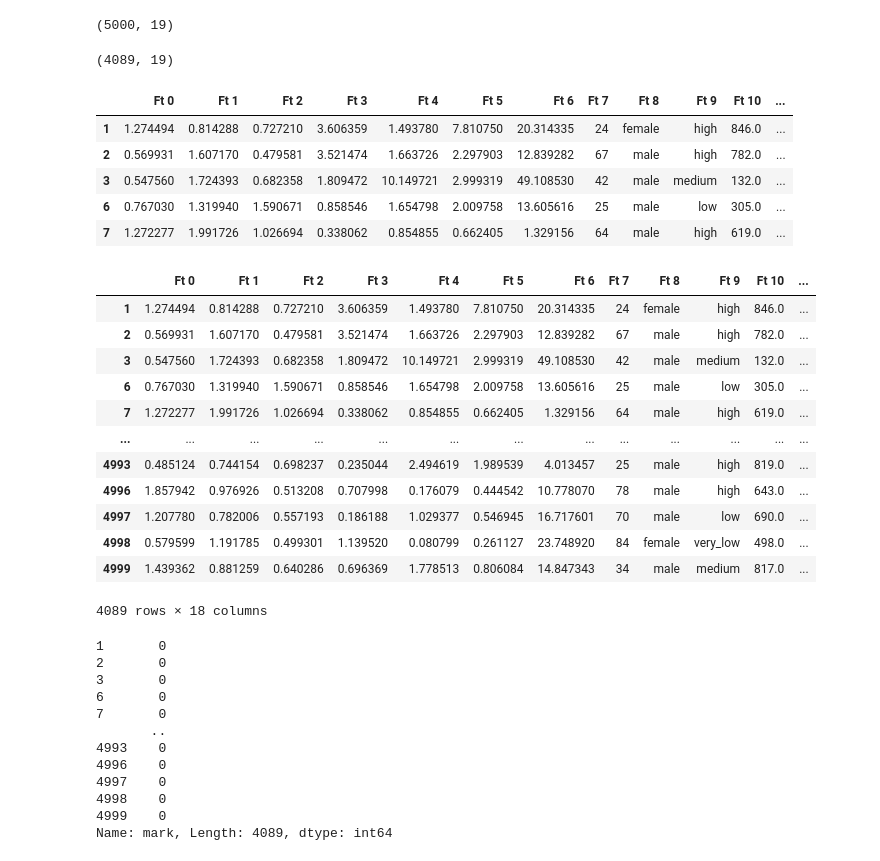
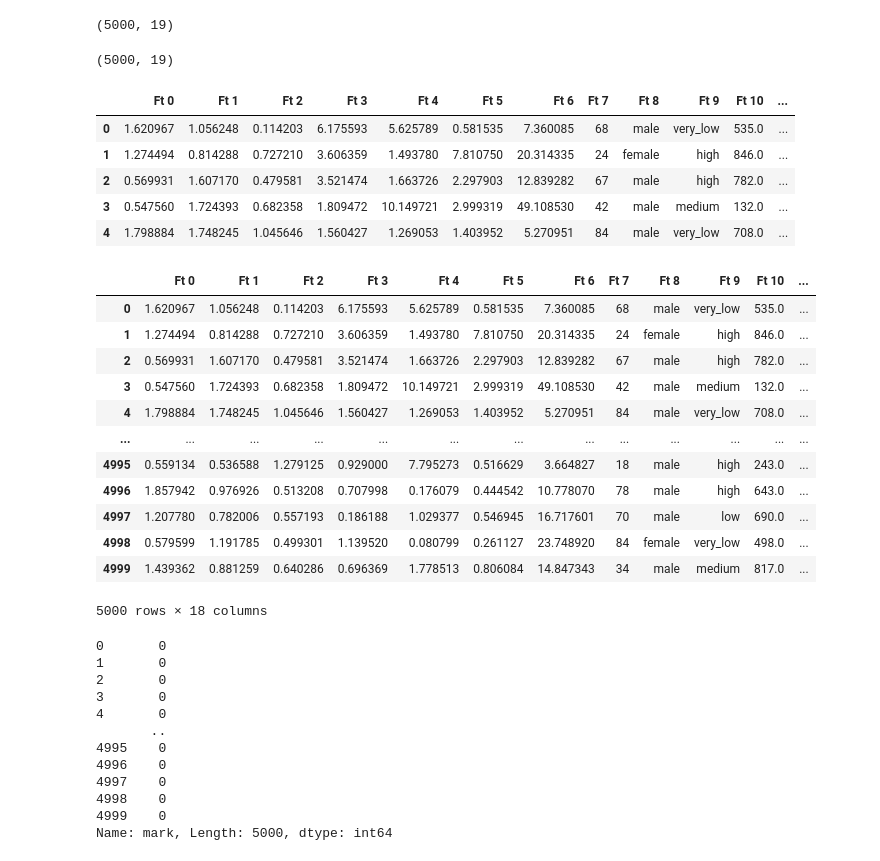
Before and after one commit to KatieGalaeva/exp1, a Jupyter notebook: SOVKOMBANK/binary_classifier.ipynb, the cells around one changed output. Cells and saved outputs as stored; diff of their text form; code cells hidden in the pictures.

```diff
--- a/SOVKOMBANK/binary_classifier.ipynb
+++ b/SOVKOMBANK/binary_classifier.ipynb
@@ -44,52 +44,52 @@ print(df.shape)
 # %% [output]
 (5000, 19)
 # %%
-df = df.replace('?', np.nan)
+df = df.fillna('')
+df = df.replace('', 'NULL')
 
-df = df.dropna()
 print(df.shape)
 df.head()
 # %% [output]
-(4089, 19)
+(5000, 19)
 |  | Ft 0 | Ft 1 | Ft 2 | Ft 3 | Ft 4 | Ft 5 | Ft 6 | Ft 7 | Ft 8 | Ft 9 | Ft 10 | ... |
+| 0 | 1.620967 | 1.056248 | 0.114203 | 6.175593 | 5.625789 | 0.581535 | 7.360085 | 68 | male | very_low | 535.0 | ... |
 | 1 | 1.274494 | 0.814288 | 0.727210 | 3.606359 | 1.493780 | 7.810750 | 20.314335 | 24 | female | high | 846.0 | ... |
 | 2 | 0.569931 | 1.607170 | 0.479581 | 3.521474 | 1.663726 | 2.297903 | 12.839282 | 67 | male | high | 782.0 | ... |
 | 3 | 0.547560 | 1.724393 | 0.682358 | 1.809472 | 10.149721 | 2.999319 | 49.108530 | 42 | male | medium | 132.0 | ... |
-| 6 | 0.767030 | 1.319940 | 1.590671 | 0.858546 | 1.654798 | 2.009758 | 13.605616 | 25 | male | low | 305.0 | ... |
-| 7 | 1.272277 | 1.991726 | 1.026694 | 0.338062 | 0.854855 | 0.662405 | 1.329156 | 64 | male | high | 619.0 | ... |
+| 4 | 1.798884 | 1.748245 | 1.045646 | 1.560427 | 1.269053 | 1.403952 | 5.270951 | 84 | male | very_low | 708.0 | ... |
 # %%
 X=df.drop('mark', axis=1)
 X
 # %% [output]
 |  | Ft 0 | Ft 1 | Ft 2 | Ft 3 | Ft 4 | Ft 5 | Ft 6 | Ft 7 | Ft 8 | Ft 9 | Ft 10 | ... |
+| 0 | 1.620967 | 1.056248 | 0.114203 | 6.175593 | 5.625789 | 0.581535 | 7.360085 | 68 | male | very_low | 535.0 | ... |
 | 1 | 1.274494 | 0.814288 | 0.727210 | 3.606359 | 1.493780 | 7.810750 | 20.314335 | 24 | female | high | 846.0 | ... |
 | 2 | 0.569931 | 1.607170 | 0.479581 | 3.521474 | 1.663726 | 2.297903 | 12.839282 | 67 | male | high | 782.0 | ... |
 | 3 | 0.547560 | 1.724393 | 0.682358 | 1.809472 | 10.149721 | 2.999319 | 49.108530 | 42 | male | medium | 132.0 | ... |
-| 6 | 0.767030 | 1.319940 | 1.590671 | 0.858546 | 1.654798 | 2.009758 | 13.605616 | 25 | male | low | 305.0 | ... |
-| 7 | 1.272277 | 1.991726 | 1.026694 | 0.338062 | 0.854855 | 0.662405 | 1.329156 | 64 | male | high | 619.0 | ... |
+| 4 | 1.798884 | 1.748245 | 1.045646 | 1.560427 | 1.269053 | 1.403952 | 5.270951 | 84 | male | very_low | 708.0 | ... |
 | ... | ... | ... | ... | ... | ... | ... | ... | ... | ... | ... | ... | ... |
-| 4993 | 0.485124 | 0.744154 | 0.698237 | 0.235044 | 2.494619 | 1.989539 | 4.013457 | 25 | male | high | 819.0 | ... |
+| 4995 | 0.559134 | 0.536588 | 1.279125 | 0.929000 | 7.795273 | 0.516629 | 3.664827 | 18 | male | high | 243.0 | ... |
 | 4996 | 1.857942 | 0.976926 | 0.513208 | 0.707998 | 0.176079 | 0.444542 | 10.778070 | 78 | male | high | 643.0 | ... |
 | 4997 | 1.207780 | 0.782006 | 0.557193 | 0.186188 | 1.029377 | 0.546945 | 16.717601 | 70 | male | low | 690.0 | ... |
 | 4998 | 0.579599 | 1.191785 | 0.499301 | 1.139520 | 0.080799 | 0.261127 | 23.748920 | 84 | female | very_low | 498.0 | ... |
 | 4999 | 1.439362 | 0.881259 | 0.640286 | 0.696369 | 1.778513 | 0.806084 | 14.847343 | 34 | male | medium | 817.0 | ... |
-4089 rows × 18 columns
+5000 rows × 18 columns
 # %%
 target=df['mark']
 target
 # %% [output]
+0       0
 1       0
 2       0
 3       0
-6       0
-7       0
+4       0
        ..
-4993    0
+4995    0
 4996    0
 4997    0
 4998    0
 4999    0
-Name: mark, Length: 4089, dtype: int64
+Name: mark, Length: 5000, dtype: int64
 # %%
 numeric_indices = np.array([0, 1, 2, 3, 4, 5 ,6, 7, 10, 12, 13, 14, 17])
 categorical_indices = np.array([8, 9, 11, 15, 16])
```
Also changed, not shown: parts of 5 cells of this notebook.
